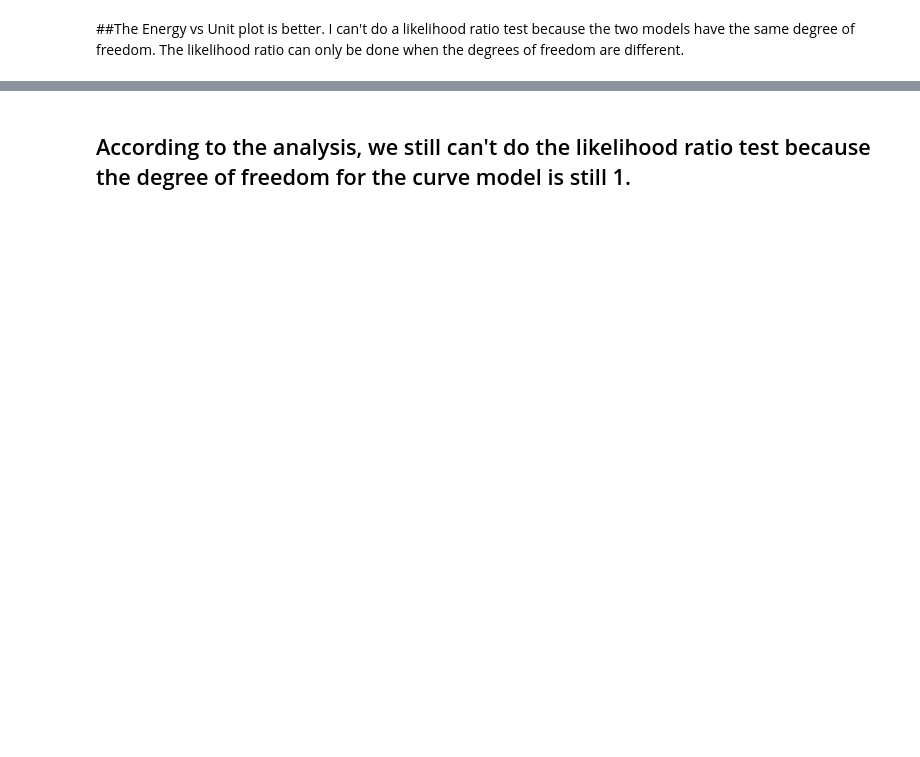
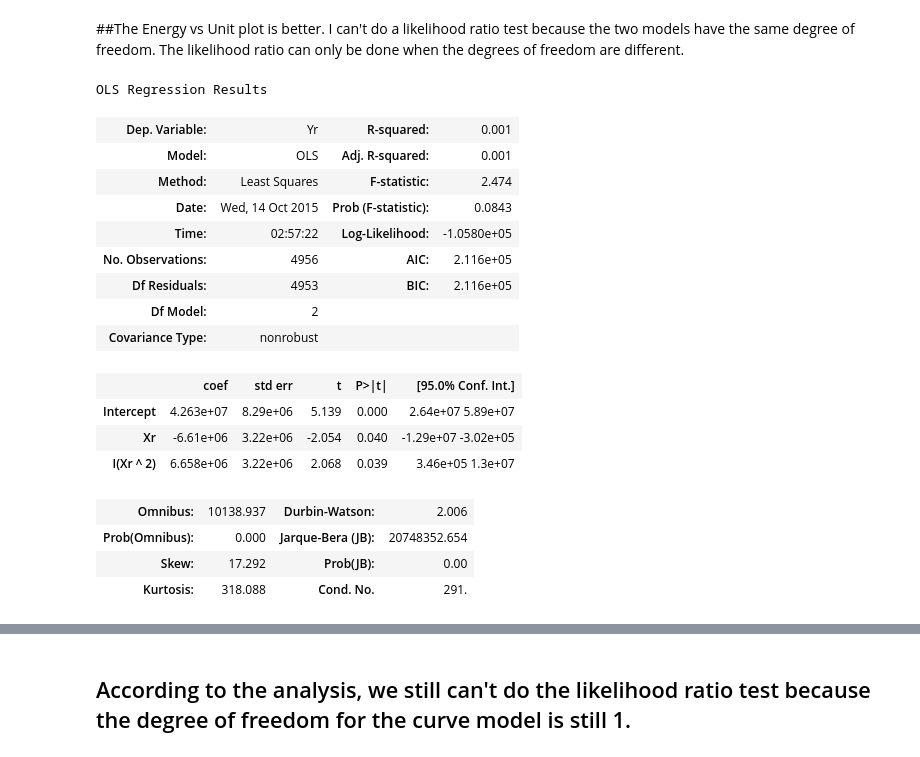
Before and after one commit to Elixeus/PUI2015_xwang, a Jupyter notebook: HW5/assignment5_1XiaWang.ipynb, the cells around one changed output, grey strips where cells are left out. Cells and saved outputs as stored; diff of their text form; code cells hidden in the pictures; blank space fills up the shorter version.

```diff
--- a/HW5/assignment5_1XiaWang.ipynb
+++ b/HW5/assignment5_1XiaWang.ipynb
@@ -172,9 +186,33 @@ plt.legend()
 ##The Energy vs Unit plot is better. I can't do a likelihood ratio test because the two models have the same degree of freedom. The likelihood ratio can only be done when the degrees of freedom are different.
 # %%
 # make a curve
-Xr = np.log10(BBLcut['UnitsTotal'])
-Yr = np.log10(BBLcut['Building Energy Consumption'])
-w2, w1, w0 = np.polyfit(Xr, Yr, 2)
+Xr = BBLcut['UnitsTotal']
+Yr = BBLcut['Building Energy Consumption']
+data1 = pd.DataFrame()
+data1['UT'] = Xr
+data1['BEC'] = Yr
+#w2, w1, w0 = np.polyfit(Xr, Yr, 2)
+myfit3 = smf.ols(formula='Yr ~ Xr + I(Xr^2)', data = data1).fit()
+myfit3.summary()
+# %% [output]
+OLS Regression Results
+| Dep. Variable: | Yr | R-squared: | 0.001 |
+| Model: | OLS | Adj. R-squared: | 0.001 |
+| Method: | Least Squares | F-statistic: | 2.474 |
+| Date: | Wed, 14 Oct 2015 | Prob (F-statistic): | 0.0843 |
+| Time: | 02:57:22 | Log-Likelihood: | -1.0580e+05 |
+| No. Observations: | 4956 | AIC: | 2.116e+05 |
+| Df Residuals: | 4953 | BIC: | 2.116e+05 |
+| Df Model: | 2 |  |  |
+| Covariance Type: | nonrobust |  |  |
+|  | coef | std err | t | P>|t| | [95.0% Conf. Int.] |
+| Intercept | 4.263e+07 | 8.29e+06 | 5.139 | 0.000 | 2.64e+07 5.89e+07 |
+| Xr | -6.61e+06 | 3.22e+06 | -2.054 | 0.040 | -1.29e+07 -3.02e+05 |
+| I(Xr ^ 2) | 6.658e+06 | 3.22e+06 | 2.068 | 0.039 | 3.46e+05 1.3e+07 |
+| Omnibus: | 10138.937 | Durbin-Watson: | 2.006 |
+| Prob(Omnibus): | 0.000 | Jarque-Bera (JB): | 20748352.654 |
+| Skew: | 17.292 | Prob(JB): | 0.00 |
+| Kurtosis: | 318.088 | Cond. No. | 291. |
 # %%
 #plot it
 xc = np.arange(0,5)
```
Also changed, not shown: parts of 9 cells of this notebook, 1 other file.
